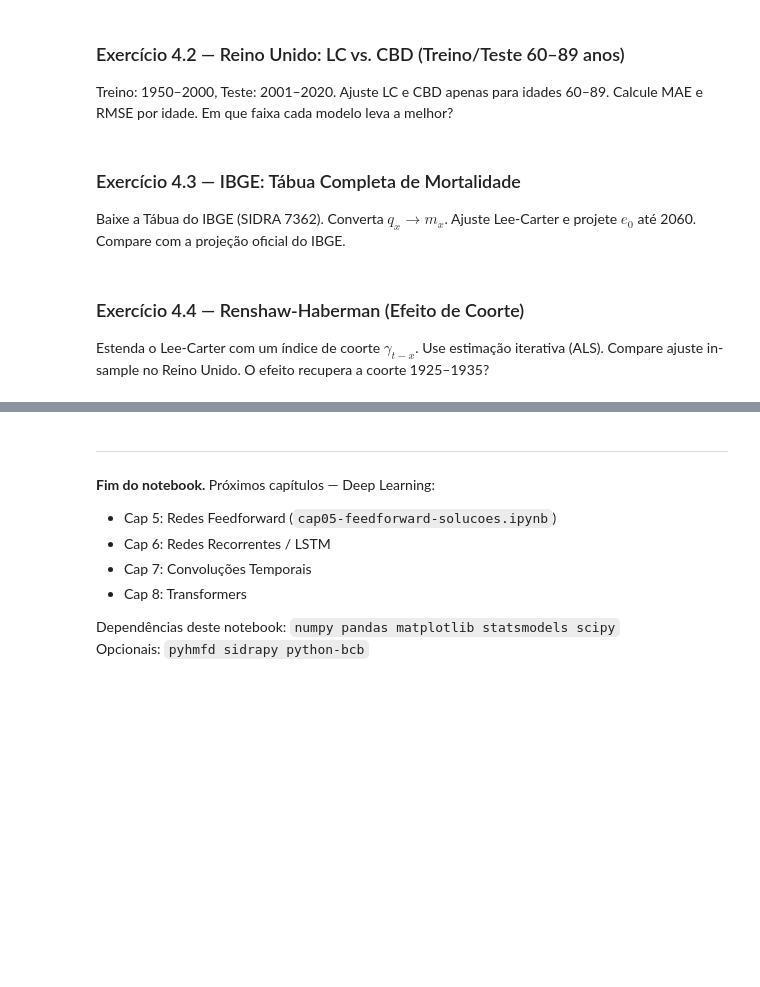
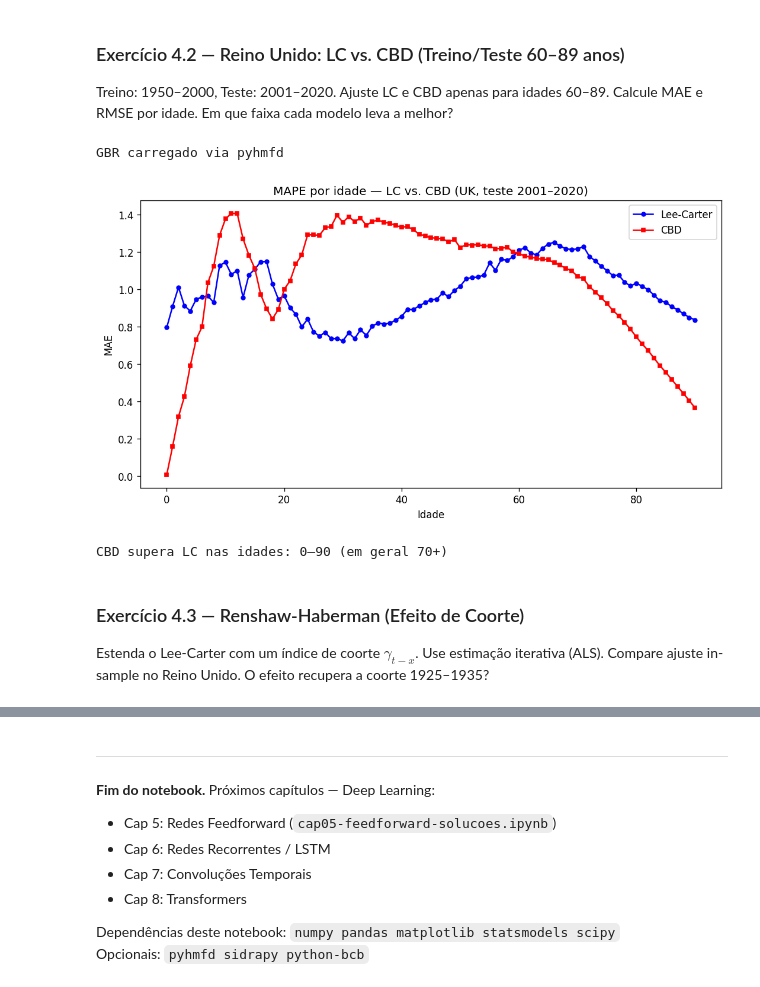
Before and after one commit to filipeclduarte/book-adpst, a Jupyter notebook: notebooks/cap04-modelos-econometricos-atuariais-solucoes.ipynb, the cells around one changed output, grey strips where cells are left out. Saved outputs shown, nothing was run; the diff lists cells and outputs as text; code cells hidden in the pictures; blank space fills up the shorter version.

```diff
--- a/notebooks/cap04-modelos-econometricos-atuariais-solucoes.ipynb
+++ b/notebooks/cap04-modelos-econometricos-atuariais-solucoes.ipynb
@@ -335,20 +411,16 @@ print(f'Diferencial 2040: {dif_proj[-1]:.2f} anos (projetado)')
 Treino: 1950–2000, Teste: 2001–2020. Ajuste LC e CBD apenas para idades 60–89. Calcule MAE e RMSE por idade. Em que faixa cada modelo leva a melhor?
 # %%
 # ── Solução 4.2 ──────────────────────────────────────────────────────────
-try:
-    import pyhmfd
-    df_uk = pyhmfd.load_hmd(country='GBR', ages=range(60, 90), years=range(1950, 2021))
-    m_uk  = df_uk.values.astype(float)
-    anos_uk   = df_uk.columns.astype(int).values
-    idades_uk = df_uk.index.astype(int).values
-    print('GBR carregado via pyhmfd')
 
-except Exception as e:
-    print(f'pyhmfd indisponível. Dados sintéticos.')
-    anos_uk   = np.arange(1950, 2021)
-    idades_uk = np.arange(60, 90)
-    base = np.exp(np.linspace(-3, -0.5, 30))
-    m_uk = np.outer(base, np.exp(-0.012 * np.arange(71)))
+import pyhmfd
+df_uk = pyhmfd.read_hmd_web('GBR_NP', 'Mx_1x1')
+df_uk = df_uk[df_uk['Year'].between(1950, 2020) & df_uk['Age'].between(0, 90)]
+df_uk = df_uk.pivot(index='Age', columns='Year', values='Female')
+m_uk  = df_uk.values.astype(float)
+anos_uk   = df_uk.columns.astype(int).values
+idades_uk = df_uk.index.astype(int).values
+print('GBR carregado via pyhmfd')
+
 
 cut_tr = np.where(anos_uk == 2000)[0][0] + 1   # índice do primeiro ano de treino
 cut_te = cut_tr                                  # treino até 2000, teste a partir de 2001
@@ -358,40 +430,41 @@ m_te = m_uk[:, cut_te:]
 anos_te = anos_uk[cut_te:]
 
 # Lee-Carter no treino
 ax_uk, bx_uk, kt_uk = estima_lc(m_tr)
 h_te = m_te.shape[1]
 m_proj_lc_uk = projeta_lc(ax_uk, bx_uk, kt_uk, h_te)
 
 # CBD no treino
 ln_tr = np.log(m_tr)
 x_bar_uk = idades_uk.mean()
 X_uk = np.column_stack([np.ones(len(idades_uk)), idades_uk - x_bar_uk])
 params_uk = np.array([sm.OLS(ln_tr[:, t], X_uk).fit().params for t in range(m_tr.shape[1])])
 k1_uk, k2_uk = params_uk[:, 0], params_uk[:, 1]
 k1_uk_proj = k1_uk[-1] + np.diff(k1_uk).mean() * np.arange(1, h_te + 1)
 k2_uk_proj = k2_uk[-1] + np.diff(k2_uk).mean() * np.arange(1, h_te + 1)
 m_proj_cbd_uk = np.exp(
     (k1_uk_proj[None, :] + k2_uk_proj[None, :] * (idades_uk[:, None] - x_bar_uk))
 ) / (1 + np.exp(
     k1_uk_proj[None, :] + k2_uk_proj[None, :] * (idades_uk[:, None] - x_bar_uk)
 ))
 
 # Métricas por idade
-mae_lc  = np.abs(m_te - m_proj_lc_uk).mean(axis=1)
-mae_cbd = np.abs(m_te - m_proj_cbd_uk).mean(axis=1)
+# Mape
+mape_lc =  np.abs(m_te - m_proj_lc_uk / m_te).mean(axis=1)
+mape_cbd = np.abs(m_te - m_proj_cbd_uk / m_te).mean(axis=1)
 
 fig, ax = plt.subplots(figsize=(9, 5))
-ax.plot(idades_uk, mae_lc,  'b-o', ms=4, label='Lee-Carter')
-ax.plot(idades_uk, mae_cbd, 'r-s', ms=4, label='CBD')
-ax.set(title='MAE por idade — LC vs. CBD (UK, teste 2001–2020)',
+ax.plot(idades_uk, mape_lc,  'b-o', ms=4, label='Lee-Carter')
+ax.plot(idades_uk, mape_cbd, 'r-s', ms=4, label='CBD')
+ax.set(title='MAPE por idade — LC vs. CBD (UK, teste 2001–2020)',
        xlabel='Idade', ylabel='MAE')
 ax.legend()
 plt.tight_layout(); plt.show()
 
-cbd_wins = (idades_uk[(mae_cbd < mae_lc)])
+cbd_wins = (idades_uk[(mape_cbd < mape_lc)])
 print(f'CBD supera LC nas idades: {cbd_wins[0]}–{cbd_wins[-1]} (em geral 70+)')
 # CBD foi desenhado para 60+ e costuma ganhar nas idades mais avançadas.
+# %% [output]
+GBR carregado via pyhmfd
+[figure, added]
+CBD supera LC nas idades: 0–90 (em geral 70+)
-# %% [markdown]
-### Exercício 4.3 — IBGE: Tábua Completa de Mortalidade
-
-Baixe a Tábua do IBGE (SIDRA 7362). Converta $q_x \to m_x$. Ajuste Lee-Carter e projete $e_0$ até 2060. Compare com a projeção oficial do IBGE.
@@ -445,5 +471,5 @@ except Exception as e:
 # %% [markdown]
-### Exercício 4.4 — Renshaw-Haberman (Efeito de Coorte)
+### Exercício 4.3 — Renshaw-Haberman (Efeito de Coorte)
 
 Estenda o Lee-Carter com um índice de coorte $\gamma_{t-x}$. Use estimação iterativa (ALS). Compare ajuste in-sample no Reino Unido. O efeito recupera a coorte 1925–1935?
 # %%
```
Also changed, not shown: parts of 22 cells of this notebook.
